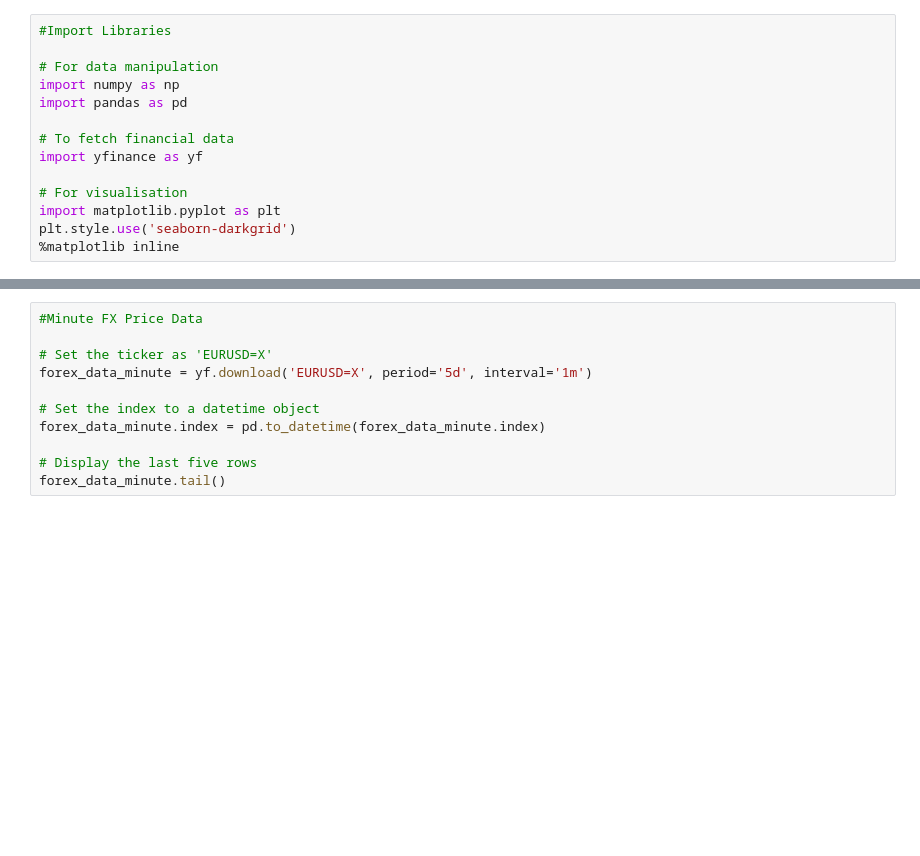
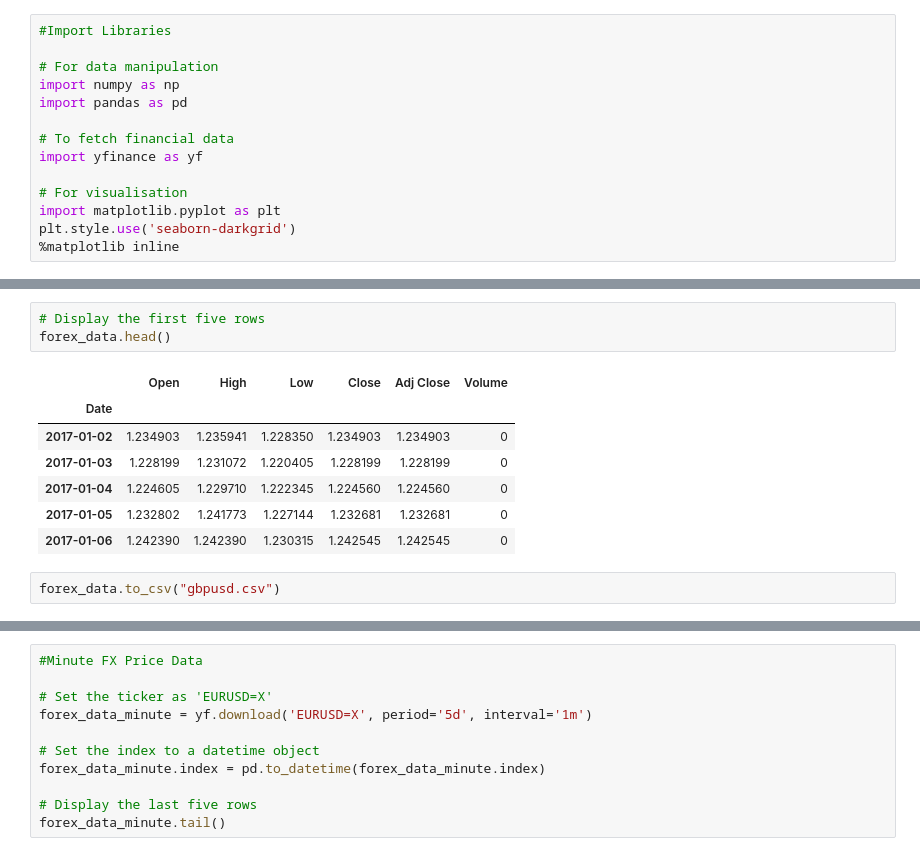
Before and after one commit to badim04/BTC-Price-movement-predict-using-data-analytics-and-ML, a Jupyter notebook: Forex Crypto Price movement predict-Copy1.ipynb, the cells around one changed output, grey strips where cells are left out. Cells and saved outputs as stored; diff of their text form; blank space fills up the shorter version.

```diff
--- a/Forex Crypto Price movement predict-Copy1.ipynb
+++ b/Forex Crypto Price movement predict-Copy1.ipynb
@@ -64,3 +40,16 @@ forex_data.tail()
+# %%
+# Display the first five rows
+forex_data.head()
+# %% [output]
+|  | Open | High | Low | Close | Adj Close | Volume |
+| Date |  |  |  |  |  |  |
+| 2017-01-02 | 1.234903 | 1.235941 | 1.228350 | 1.234903 | 1.234903 | 0 |
+| 2017-01-03 | 1.228199 | 1.231072 | 1.220405 | 1.228199 | 1.228199 | 0 |
+| 2017-01-04 | 1.224605 | 1.229710 | 1.222345 | 1.224560 | 1.224560 | 0 |
+| 2017-01-05 | 1.232802 | 1.241773 | 1.227144 | 1.232681 | 1.232681 | 0 |
+| 2017-01-06 | 1.242390 | 1.242390 | 1.230315 | 1.242545 | 1.242545 | 0 |
+# %%
+forex_data.to_csv("gbpusd.csv")
 # %%
 #Plot the Close Price
 
```
Also changed, not shown: parts of 4 cells of this notebook, 2 other files.
